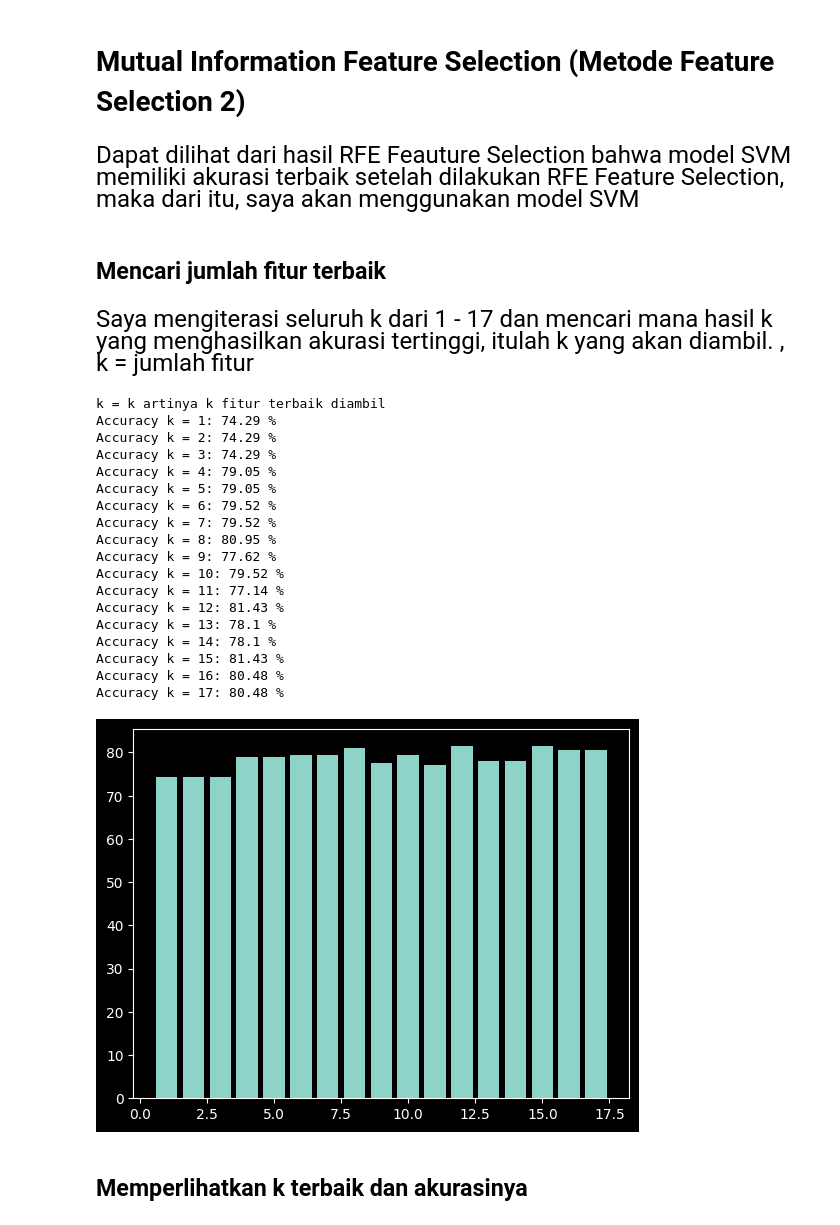
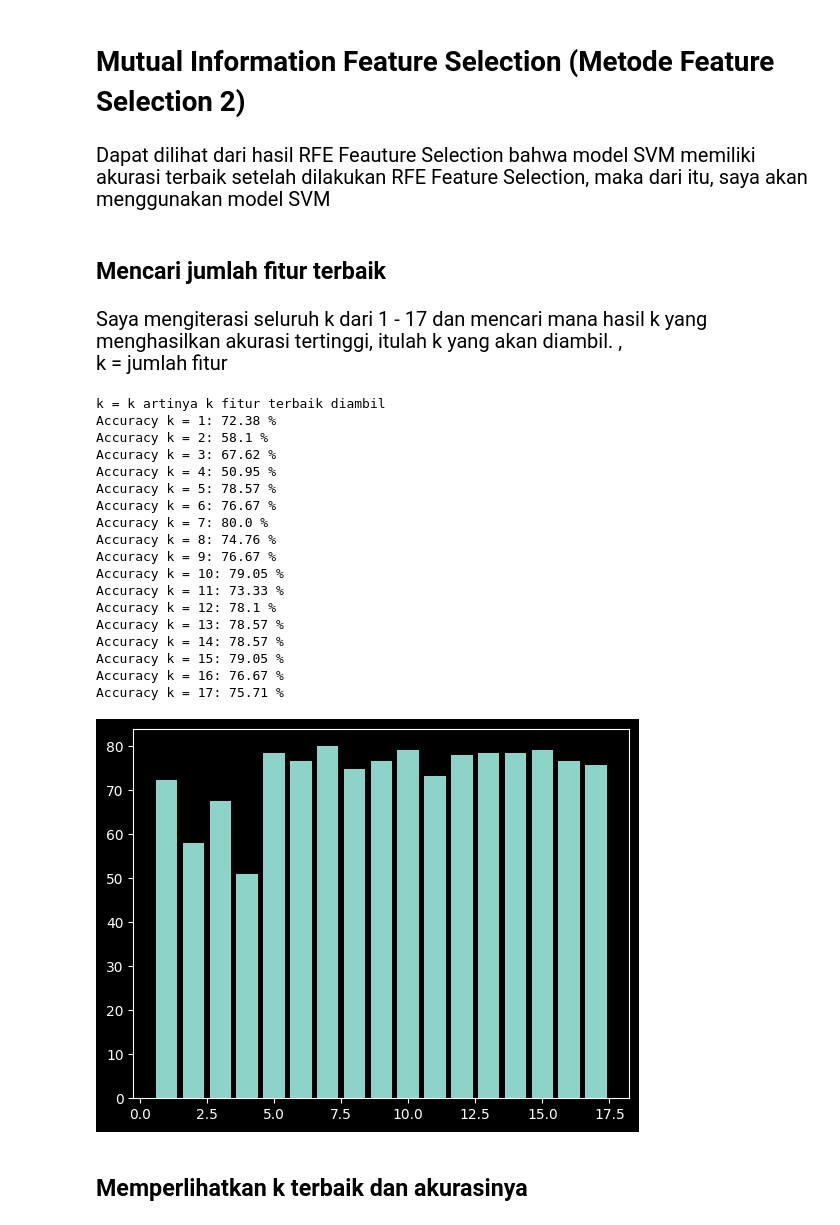
Before and after one commit to StefannusChristian/Data-Processing-and-Engineering, a Jupyter notebook: UTS/titanic/StefannusChristian_202000138_UTS_IBDA1311.ipynb, the cells around one changed output. Cells and saved outputs as stored; diff of their text form; code cells hidden in the pictures.

```diff
--- a/UTS/titanic/uts.ipynb
+++ b/UTS/titanic/StefannusChristian_202000138_UTS_IBDA1311.ipynb
@@ -679,7 +679,7 @@ print(worstModelTable)
 # %% [markdown]
 # Mutual Information Feature Selection (Metode Feature Selection 2)
 # %% [markdown]
-<p style="font-size:24px">Dapat dilihat dari hasil RFE Feauture Selection bahwa model SVM memiliki akurasi terbaik setelah dilakukan RFE Feature Selection, maka dari itu, saya akan menggunakan model SVM</p>
+<p style="font-size:20px">Dapat dilihat dari hasil RFE Feauture Selection bahwa model SVM memiliki akurasi terbaik setelah dilakukan RFE Feature Selection, maka dari itu, saya akan menggunakan model SVM</p>
 # %%
 X,y = get_dataset(df)
 # %%
@@ -693,46 +693,46 @@ def select_features(X_train, y_train, X_test,k):
 # %% [markdown]
 ## Mencari jumlah fitur terbaik
 # %% [markdown]
-<p style="font-size:24px">Saya mengiterasi seluruh k dari 1 - 17 dan mencari mana hasil k yang menghasilkan akurasi tertinggi, itulah k yang akan diambil. ,<br>k = jumlah fitur</p>
+<p style="font-size:20px">Saya mengiterasi seluruh k dari 1 - 17 dan mencari mana hasil k yang menghasilkan akurasi tertinggi, itulah k yang akan diambil. ,<br>k = jumlah fitur</p>
 # %%
 # kList isinya adalah pilihan fitur dari 1 - 17
 kList = [i for i in range(1,X.shape[1]+1)]
 # membuat accList untuk menyimpan hasil akurasi masing - masing pilihan fitur
 accList = []
 X_train, X_test, y_train, y_test = train_test_split(X, y, test_size=0.3, random_state=42)
 print('k = k artinya k fitur terbaik diambil')
 for k in kList:
 	X_train_fs, X_test_fs = select_features(X_train, y_train, X_test,k)
-	model = SVC()
+	model = KNeighborsClassifier(n_neighbors=4)
 	model.fit(X_train_fs, y_train)
 	# evaluate the model
 	yhat = model.predict(X_test_fs)
 	# evaluate predictions
 	accuracy = accuracy_score(y_test, yhat)*100
 	accList.append(accuracy)
 	print(f'Accuracy k = {k}: {round(accuracy,2)} %')
 pyplot.bar(kList, accList)
 pyplot.show()
 # %% [output]
 k = k artinya k fitur terbaik diambil
-Accuracy k = 1: 74.29 %
-Accuracy k = 2: 74.29 %
-Accuracy k = 3: 74.29 %
-Accuracy k = 4: 79.05 %
-Accuracy k = 5: 79.05 %
-Accuracy k = 6: 79.52 %
-Accuracy k = 7: 79.52 %
-Accuracy k = 8: 80.95 %
-Accuracy k = 9: 77.62 %
-Accuracy k = 10: 79.52 %
-Accuracy k = 11: 77.14 %
-Accuracy k = 12: 81.43 %
-Accuracy k = 13: 78.1 %
-Accuracy k = 14: 78.1 %
-Accuracy k = 15: 81.43 %
-Accuracy k = 16: 80.48 %
-Accuracy k = 17: 80.48 %
+Accuracy k = 1: 72.38 %
+Accuracy k = 2: 58.1 %
+Accuracy k = 3: 67.62 %
+Accuracy k = 4: 50.95 %
+Accuracy k = 5: 78.57 %
+Accuracy k = 6: 76.67 %
+Accuracy k = 7: 80.0 %
+Accuracy k = 8: 74.76 %
+Accuracy k = 9: 76.67 %
+Accuracy k = 10: 79.05 %
+Accuracy k = 11: 73.33 %
+Accuracy k = 12: 78.1 %
+Accuracy k = 13: 78.57 %
+Accuracy k = 14: 78.57 %
+Accuracy k = 15: 79.05 %
+Accuracy k = 16: 76.67 %
+Accuracy k = 17: 75.71 %
-[figure, old version]
+[figure, new version]
 # %% [markdown]
 ## Memperlihatkan k terbaik dan akurasinya
 # %% [markdown]
```
Also changed, not shown: parts of 27 cells of this notebook, 2 other files.
